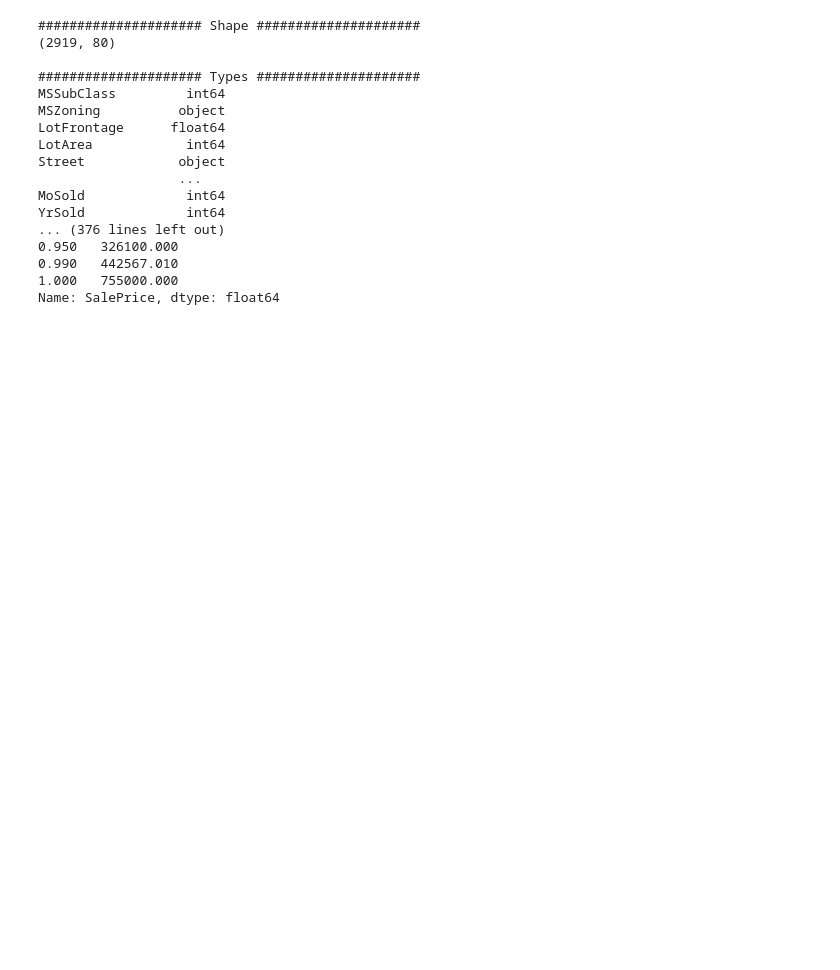
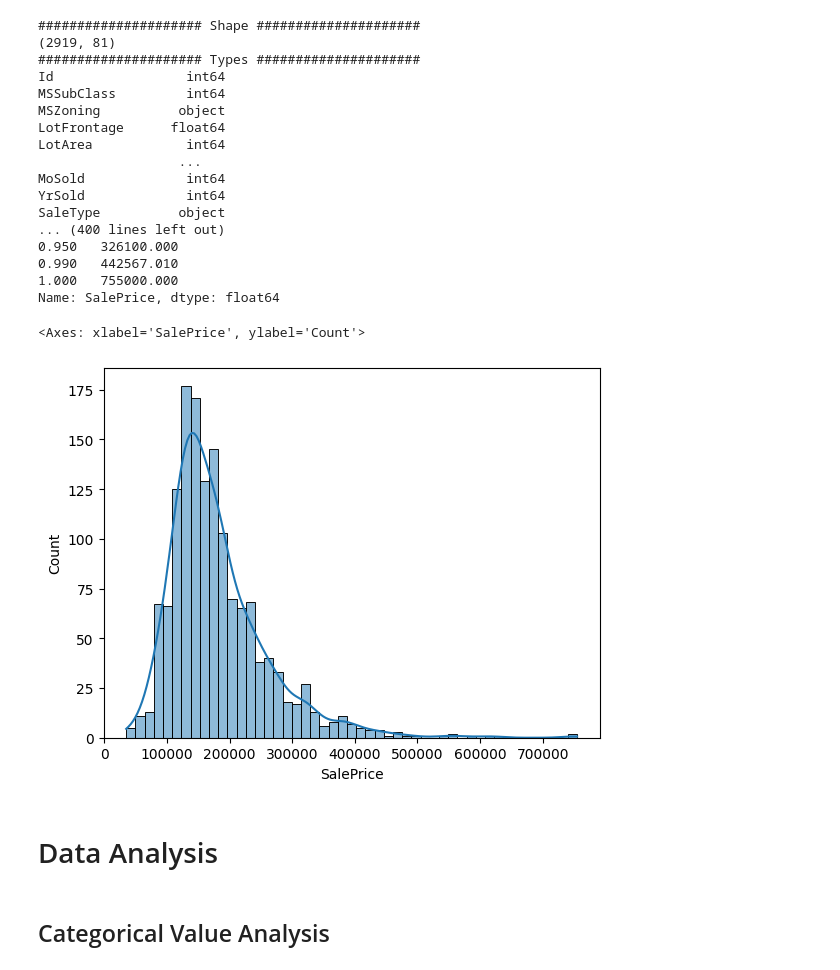
Before and after one commit to esmanuray/DataAnalysis101, a Jupyter notebook: HousePrice/houseprice.ipynb, the cells around one changed output. Saved outputs shown, nothing was run; the diff lists cells and outputs as text; code cells hidden in the pictures; blank space fills up the shorter version.

```diff
--- a/HousePrice/houseprice.ipynb
+++ b/HousePrice/houseprice.ipynb
@@ -42,39 +57,51 @@ df
 # %%
 def check_df(dataframe):
     print("##################### Shape #####################")
-    print(dataframe.shape,end="\n\n")
+    print(dataframe.shape)
     print("##################### Types #####################")
-    print(dataframe.dtypes,end="\n\n")
+    print(dataframe.dtypes)
     print("##################### Head #####################")
-    print(dataframe.head(3),end="\n\n")
+    print(dataframe.head(3))
     print("##################### Tail #####################")
-    print(dataframe.tail(3),end="\n\n")
+    print(dataframe.tail(3))
     print("##################### NA #####################")
-    print(dataframe.isnull().sum(),end="\n\n")
+    for col in dataframe.columns:
+        if dataframe[col].isnull().sum() > 0:
+            print(f"{col:<15} :  {dataframe[col].isnull().sum()}")
     print("##################### Quantiles #####################")
     for col in dataframe.columns:
         if dataframe[col].dtype != "object":
             print(dataframe[col].quantile([0, 0.05, 0.50, 0.95, 0.99, 1]).T, end="\t\t")
 
+
 check_df(df)
 # %% [output]
 ##################### Shape #####################
-(2919, 80)
-
+(2919, 81)
 ##################### Types #####################
+Id                 int64
 MSSubClass         int64
 MSZoning          object
 LotFrontage      float64
 LotArea            int64
-Street            object
                   ...
 MoSold             int64
 YrSold             int64
-... (376 lines left out)
+SaleType          object
+... (400 lines left out)
 0.950   326100.000
 0.990   442567.010
 1.000   755000.000
 Name: SalePrice, dtype: float64
+# %%
+sns.histplot(data=df, x="SalePrice", kde=True)
+# %% [output]
+<Axes: xlabel='SalePrice', ylabel='Count'>
+[figure, added]
+# %% [markdown]
+# Data Analysis
+# %% [markdown]
+## Categorical Value Analysis
 # %%
 def grab_col_names(dataframe, cat_th=10, car_th=20):
     cat_cols = [col for col in dataframe if dataframe[col].dtype == "O"]
```
Also changed, not shown: parts of 69 cells of this notebook.
